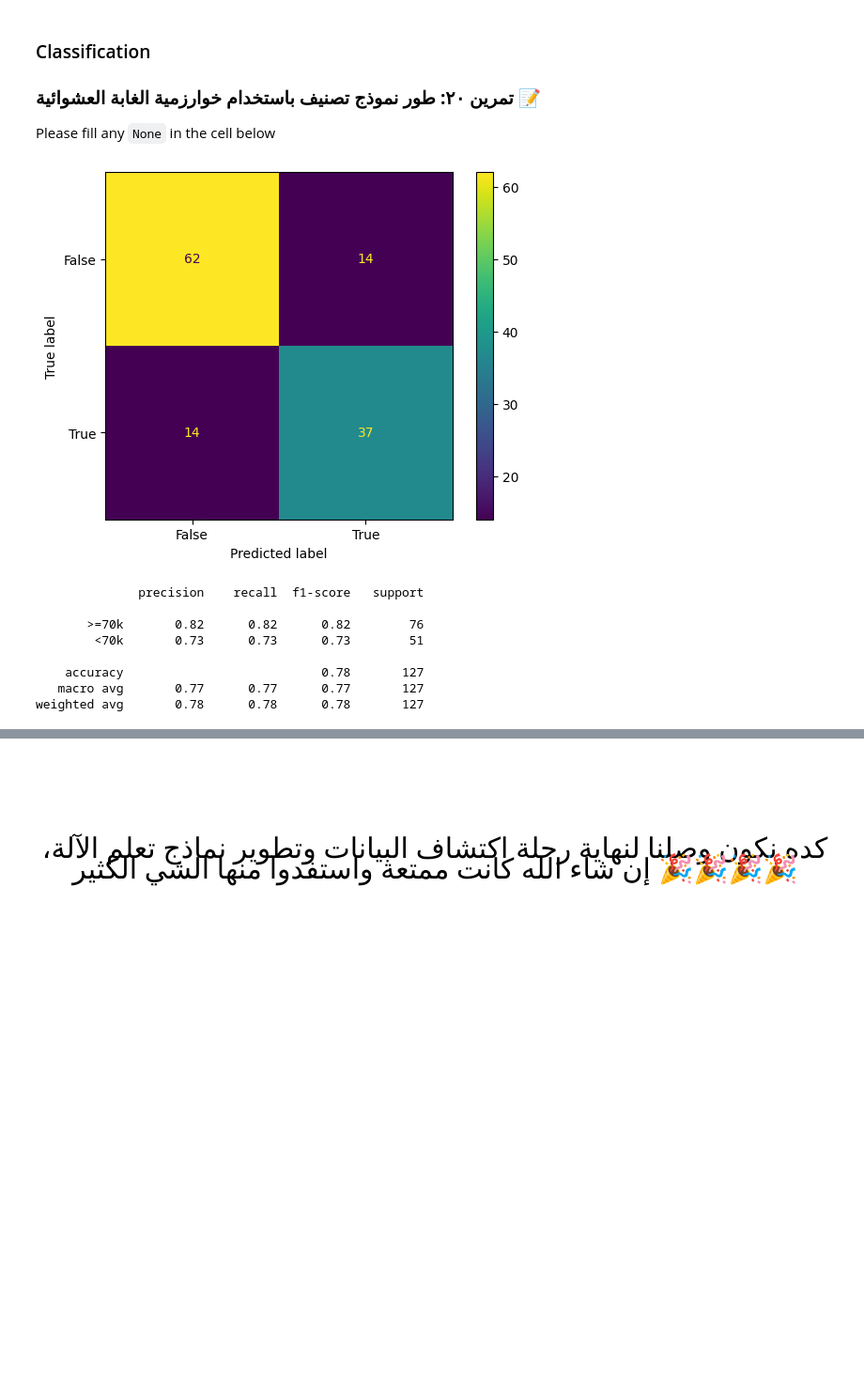
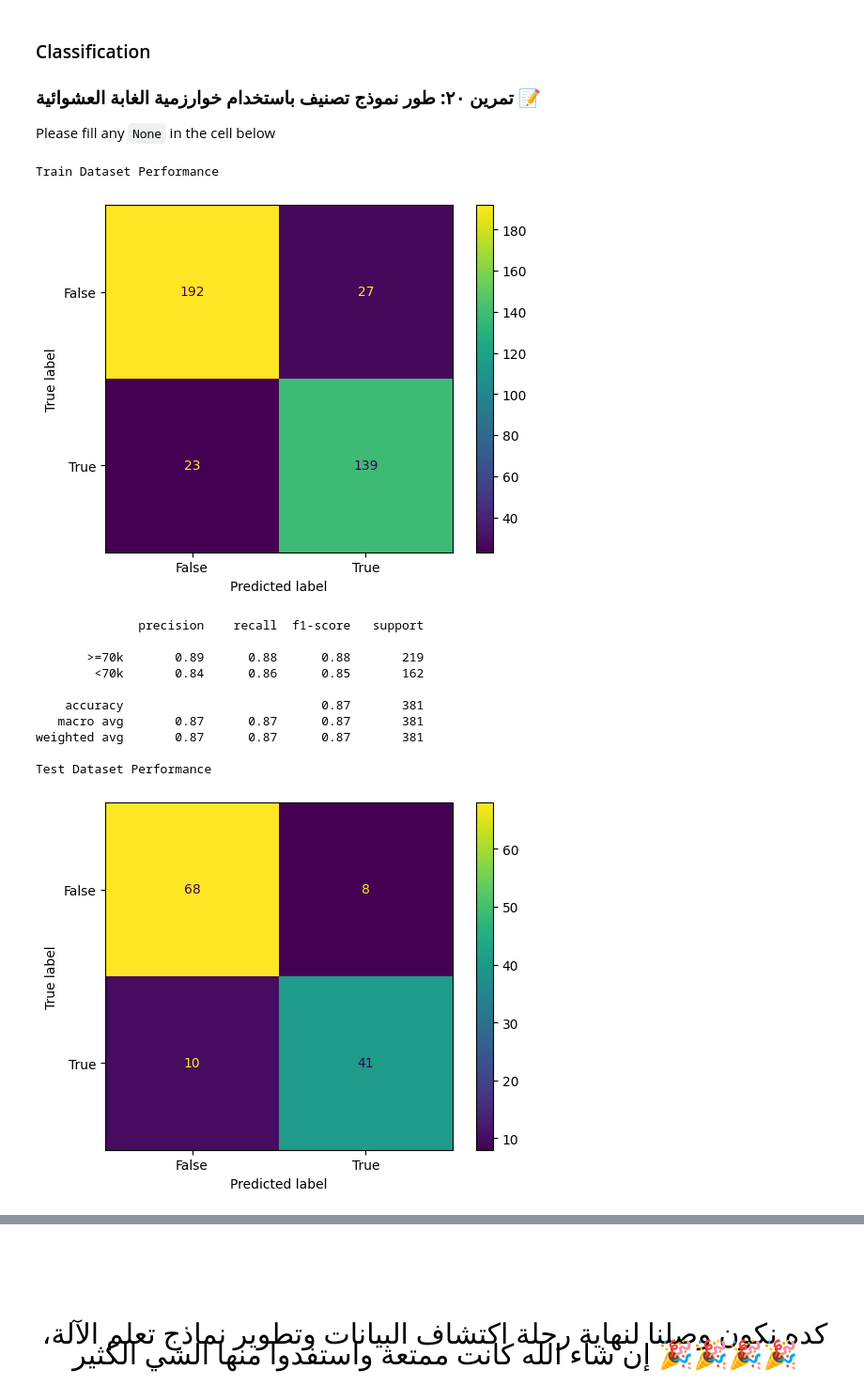
Before and after one commit to halsawadi/thakaa-ml-zero2hero, a Jupyter notebook: EDAAndMLBasicsThakaaBootcamp_Solutions.ipynb, the cells around one changed output, grey strips where cells are left out. Shown: that part at 94% size. Cells and saved outputs as stored; diff of their text form; code cells hidden in the pictures; blank space fills up the shorter version.

Commit message:
fix model performance

```diff
--- a/EDAAndMLBasicsThakaaBootcamp_Solutions.ipynb
+++ b/EDAAndMLBasicsThakaaBootcamp_Solutions.ipynb
@@ -776,36 +776,52 @@ Please fill any `None` in the cell below
 # %%
 from sklearn.linear_model import LinearRegression
 from sklearn.model_selection import train_test_split
 from sklearn.ensemble import RandomForestClassifier
 from sklearn.ensemble import GradientBoostingClassifier
 from sklearn.metrics import confusion_matrix, ConfusionMatrixDisplay, classification_report
 
 df_ohe_scaled_classif = df_ohe_scaled.copy()
 df_ohe_scaled_classif[">=70k"] = df_ohe_scaled_classif.Price.apply(lambda x: x > 70000)
 df_ohe_scaled_classif.drop(columns=['Price'], inplace=True)
 
-X = df_ohe_scaled_classif[['Mileage']].values
+X = df_ohe_scaled_classif.drop(columns=['>=70k']).values
 y = df_ohe_scaled_classif['>=70k'].values
 
 X_train, X_test, y_train, y_test = train_test_split(X, y, random_state=0)
 
-rf = RandomForestClassifier()
+rf = RandomForestClassifier(n_estimators=10, max_depth=5)
 rf.fit(X_train, y_train)
 y_pred = rf.predict(X_test)
+y_train_pred =  rf.predict(X_train)
 
+print('Train Dataset Performance')
+print()
+cm = confusion_matrix(y_train, y_train_pred, labels=rf.classes_)
+disp = ConfusionMatrixDisplay(confusion_matrix=cm, display_labels=rf.classes_)
+disp.plot()
+plt.show()
+print()
+print(classification_report(y_train, y_train_pred, target_names=['>=70k', '<70k']))
 
+print('Test Dataset Performance')
+print()
 cm = confusion_matrix(y_test, y_pred, labels=rf.classes_)
 disp = ConfusionMatrixDisplay(confusion_matrix=cm, display_labels=rf.classes_)
 disp.plot()
 plt.show()
+print()
 print(classification_report(y_test, y_pred, target_names=['>=70k', '<70k']))
 # %% [output]
+Train Dataset Performance
-[figure, old version]
+[figure, new version]
-              precision    recall  f1-score   support
-
-       >=70k       0.82      0.82      0.82        76
-        <70k       0.73      0.73      0.73        51
-
-    accuracy                           0.78       127
-   macro avg       0.77      0.77      0.77       127
-weighted avg       0.78      0.78      0.78       127
+              precision    recall  f1-score   support
+
+       >=70k       0.89      0.88      0.88       219
+        <70k       0.84      0.86      0.85       162
+
+    accuracy                           0.87       381
+   macro avg       0.87      0.87      0.87       381
+weighted avg       0.87      0.87      0.87       381
+
+Test Dataset Performance
+[figure, added]
```
Also changed, not shown: parts of 2 cells of this notebook.
